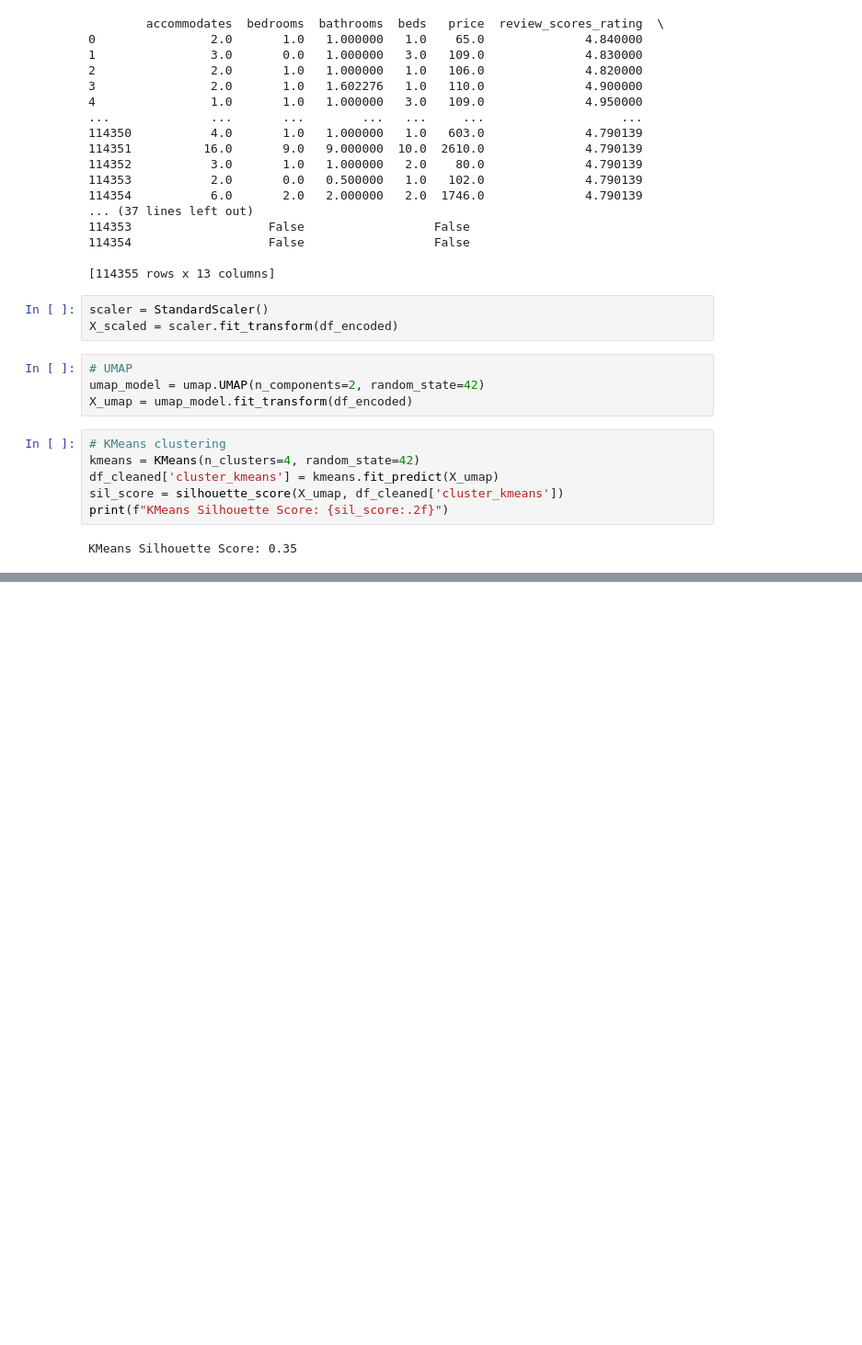
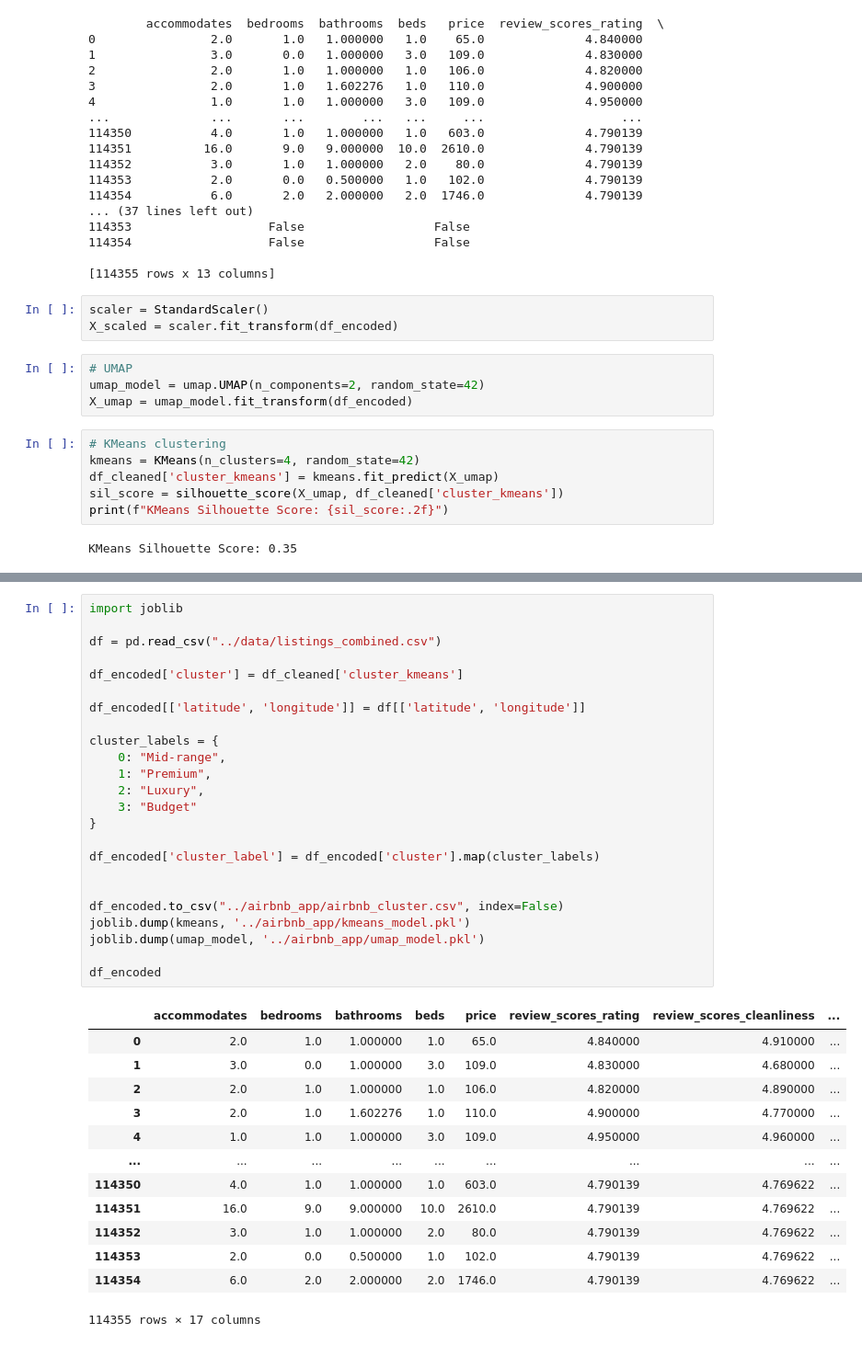
Before and after one commit to srishtiee/airbnb_host, a Jupyter notebook: notebooks/02_clustering.ipynb, the cells around one changed output, grey strips where cells are left out. Shown at 92% size. Drawn from its saved outputs; the diff is of its cells as text; blank space fills up the shorter version.

Commit message:
Clustering Front End

```diff
--- a/notebooks/02_clustering.ipynb
+++ b/notebooks/02_clustering.ipynb
@@ -119,3 +119,41 @@ plt.colorbar(label='Cluster')
 plt.show()
 # %% [output]
 [figure]
+# %%
+import joblib
+
+df = pd.read_csv("../data/listings_combined.csv")
+
+df_encoded['cluster'] = df_cleaned['cluster_kmeans']
+
+df_encoded[['latitude', 'longitude']] = df[['latitude', 'longitude']]
+
+cluster_labels = {
+    0: "Mid-range",
+    1: "Premium",
+    2: "Luxury",
+    3: "Budget"
+}
+
+df_encoded['cluster_label'] = df_encoded['cluster'].map(cluster_labels)
+
+
+df_encoded.to_csv("../airbnb_app/airbnb_cluster.csv", index=False)
+joblib.dump(kmeans, '../airbnb_app/kmeans_model.pkl')
+joblib.dump(umap_model, '../airbnb_app/umap_model.pkl')
+
+df_encoded
+# %% [output]
+|  | accommodates | bedrooms | bathrooms | beds | price | review_scores_rating | review_scores_cleanliness | ... |
+| 0 | 2.0 | 1.0 | 1.000000 | 1.0 | 65.0 | 4.840000 | 4.910000 | ... |
+| 1 | 3.0 | 0.0 | 1.000000 | 3.0 | 109.0 | 4.830000 | 4.680000 | ... |
+| 2 | 2.0 | 1.0 | 1.000000 | 1.0 | 106.0 | 4.820000 | 4.890000 | ... |
+| 3 | 2.0 | 1.0 | 1.602276 | 1.0 | 110.0 | 4.900000 | 4.770000 | ... |
+| 4 | 1.0 | 1.0 | 1.000000 | 3.0 | 109.0 | 4.950000 | 4.960000 | ... |
+| ... | ... | ... | ... | ... | ... | ... | ... | ... |
+| 114350 | 4.0 | 1.0 | 1.000000 | 1.0 | 603.0 | 4.790139 | 4.769622 | ... |
+| 114351 | 16.0 | 9.0 | 9.000000 | 10.0 | 2610.0 | 4.790139 | 4.769622 | ... |
+| 114352 | 3.0 | 1.0 | 1.000000 | 2.0 | 80.0 | 4.790139 | 4.769622 | ... |
+| 114353 | 2.0 | 0.0 | 0.500000 | 1.0 | 102.0 | 4.790139 | 4.769622 | ... |
+| 114354 | 6.0 | 2.0 | 2.000000 | 2.0 | 1746.0 | 4.790139 | 4.769622 | ... |
+114355 rows × 17 columns
```
Also changed, not shown: parts of 2 cells of this notebook.
